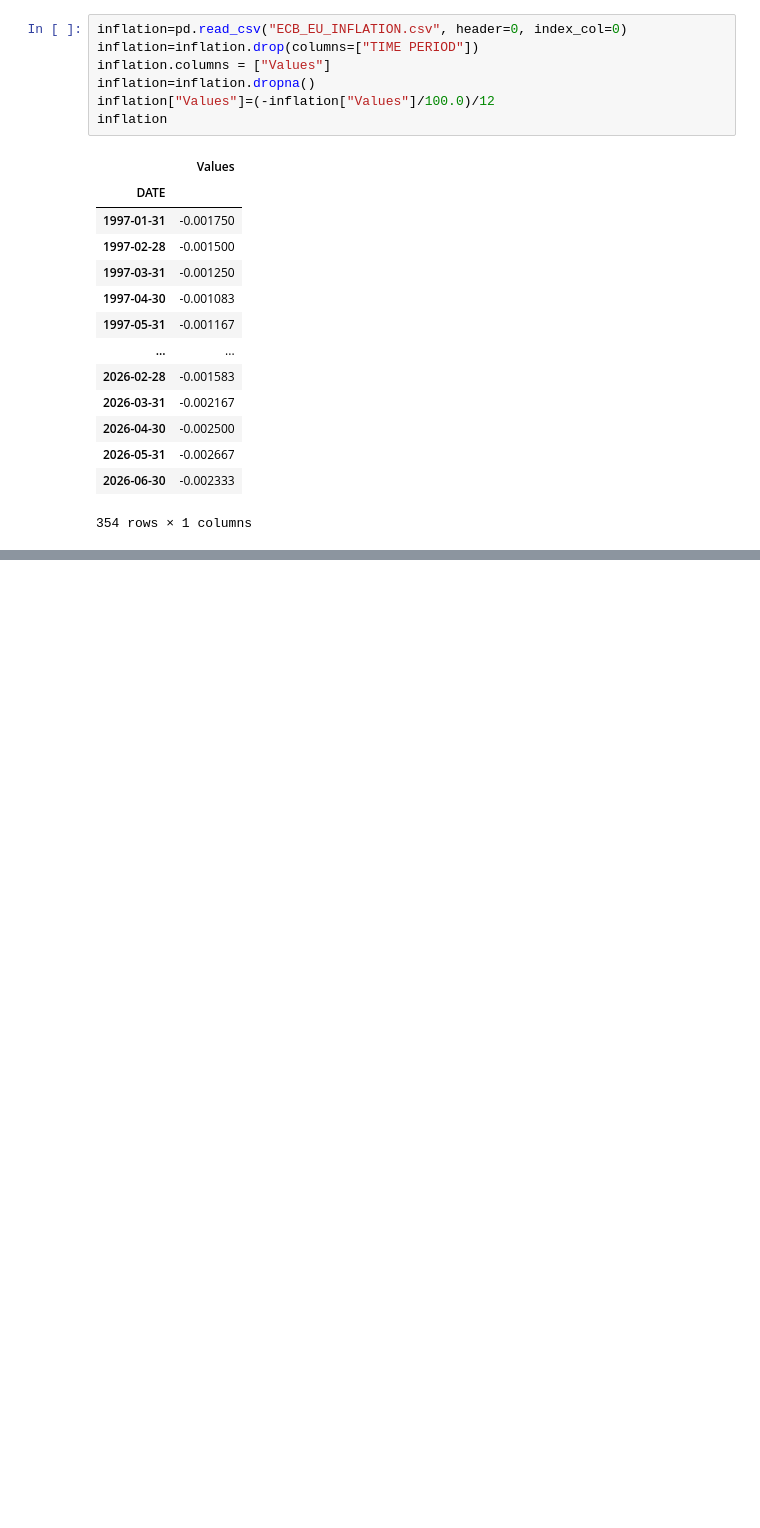
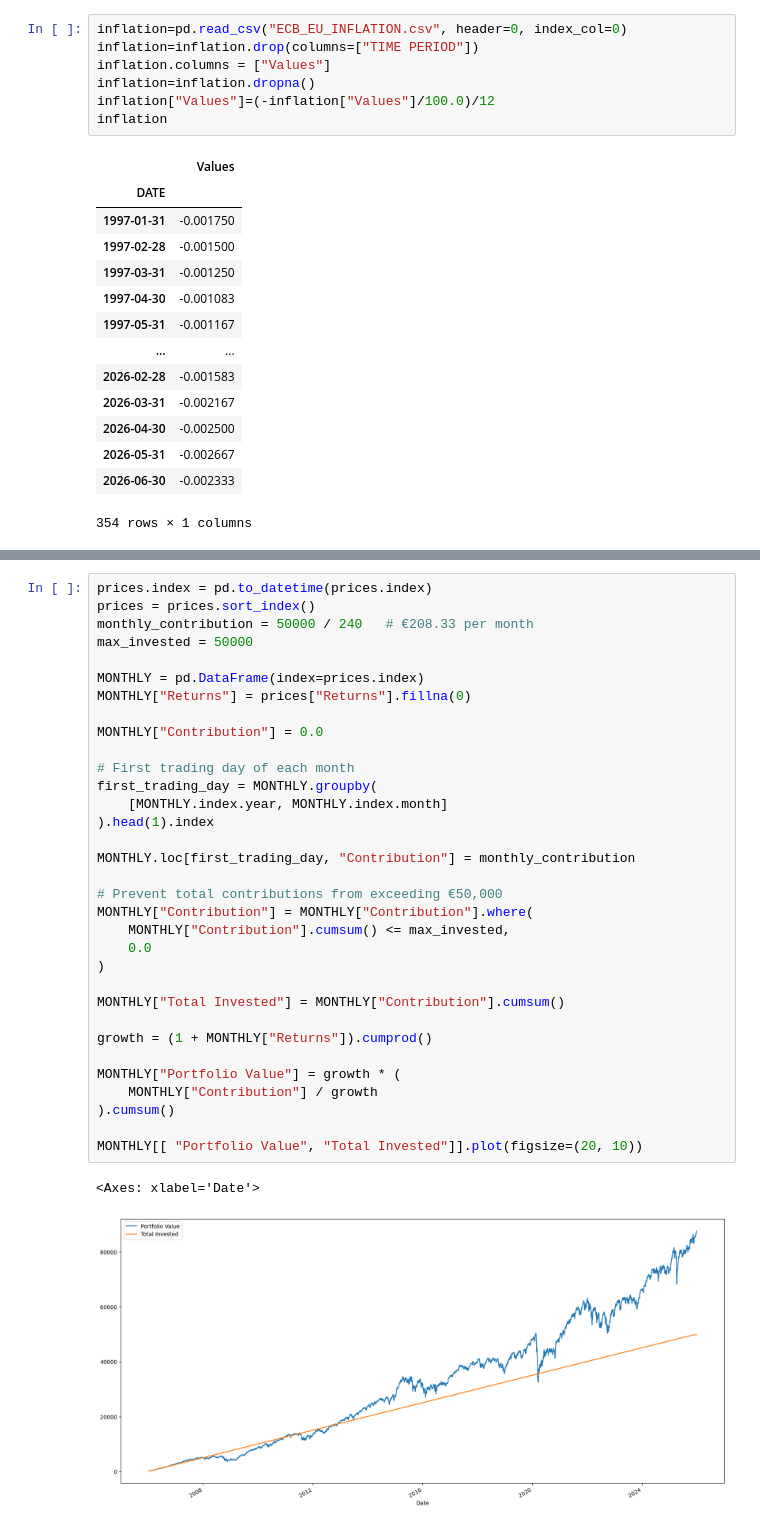
Before and after one commit to MatCuns/Market-Timing-vs-Time-in-the-Market-in-the-Long-Term, a Jupyter notebook: Market-Timing-vs-Time-in-the-Market.ipynb, the cells around one changed output, grey strips where cells are left out. Drawn from its saved outputs; the diff is of its cells as text; blank space fills up the shorter version.

```diff
--- a/Market-Timing-vs-Time-in-the-Market.ipynb
+++ b/Market-Timing-vs-Time-in-the-Market.ipynb
@@ -165,0 +222,36 @@ The annualized volatility of Cash is -->  0.7231631229439797 %
+# %%
+prices.index = pd.to_datetime(prices.index)
+prices = prices.sort_index()
+monthly_contribution = 50000 / 240   # €208.33 per month
+max_invested = 50000
+
+MONTHLY = pd.DataFrame(index=prices.index)
+MONTHLY["Returns"] = prices["Returns"].fillna(0)
+
+MONTHLY["Contribution"] = 0.0
+
+# First trading day of each month
+first_trading_day = MONTHLY.groupby(
+    [MONTHLY.index.year, MONTHLY.index.month]
+).head(1).index
+
+MONTHLY.loc[first_trading_day, "Contribution"] = monthly_contribution
+
+# Prevent total contributions from exceeding €50,000
+MONTHLY["Contribution"] = MONTHLY["Contribution"].where(
+    MONTHLY["Contribution"].cumsum() <= max_invested,
+    0.0
+)
+
+MONTHLY["Total Invested"] = MONTHLY["Contribution"].cumsum()
+
+growth = (1 + MONTHLY["Returns"]).cumprod()
+
+MONTHLY["Portfolio Value"] = growth * (
+    MONTHLY["Contribution"] / growth
+).cumsum()
+
+MONTHLY[[ "Portfolio Value", "Total Invested"]].plot(figsize=(20, 10))
+# %% [output]
+<Axes: xlabel='Date'>
+[figure, added]
```
Also changed, not shown: parts of 14 cells of this notebook.
